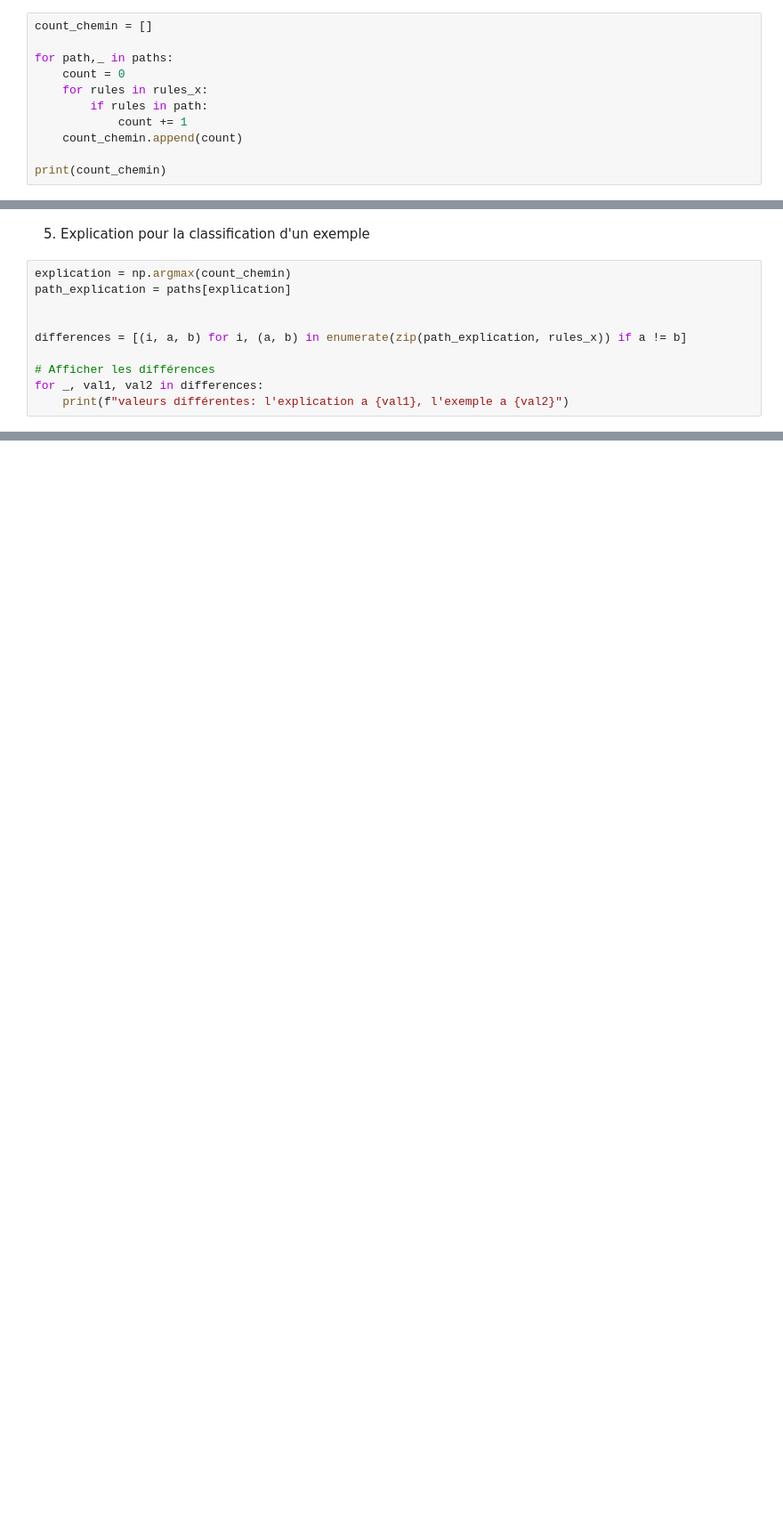
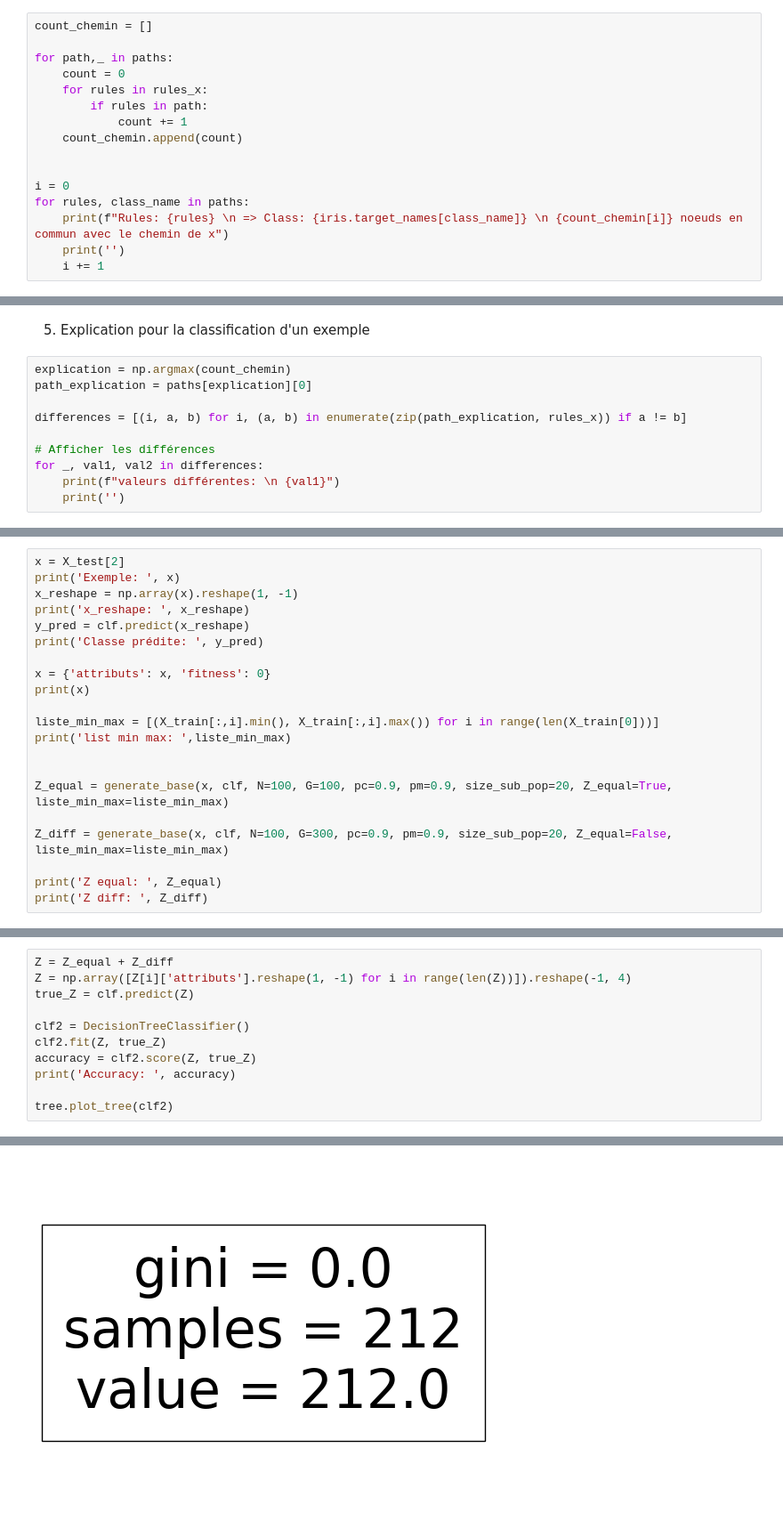
Before and after one commit to pidoux7/XAI, a Jupyter notebook: TME7/TME7.ipynb, the cells around one changed output, grey strips where cells are left out. Shown at 89% size. Cells and saved outputs as stored; diff of their text form; blank space fills up the shorter version.

```diff
--- a/TME7/TME7.ipynb
+++ b/TME7/TME7.ipynb
@@ -186,5 +167,10 @@ for path,_ in paths:
             count += 1
     count_chemin.append(count)
 
-print(count_chemin)
+
+i = 0
+for rules, class_name in paths:
+    print(f"Rules: {rules} \n => Class: {iris.target_names[class_name]} \n {count_chemin[i]} noeuds en commun avec le chemin de x")
+    print('')
+    i += 1
 # %% [output]
@@ -193,12 +193,12 @@ print(count_chemin)
 5. Explication pour la classification d'un exemple
 # %%
 explication = np.argmax(count_chemin)
-path_explication = paths[explication]
-
+path_explication = paths[explication][0]
 
 differences = [(i, a, b) for i, (a, b) in enumerate(zip(path_explication, rules_x)) if a != b]
 
 # Afficher les différences
 for _, val1, val2 in differences:
-    print(f"valeurs différentes: l'explication a {val1}, l'exemple a {val2}")
+    print(f"valeurs différentes: \n {val1}")
+    print('')
 # %% [output]
@@ -208,0 +334,21 @@ valeurs différentes: l'explication a 0, l'exemple a petal width (cm) <= 1.75
+# %%
+x = X_test[2]
+print('Exemple: ', x)
+x_reshape = np.array(x).reshape(1, -1)
+print('x_reshape: ', x_reshape)
+y_pred = clf.predict(x_reshape)
+print('Classe prédite: ', y_pred)
+
+x = {'attributs': x, 'fitness': 0}
+print(x)
+
+liste_min_max = [(X_train[:,i].min(), X_train[:,i].max()) for i in range(len(X_train[0]))]
+print('list min max: ',liste_min_max)
+
+
+Z_equal = generate_base(x, clf, N=100, G=100, pc=0.9, pm=0.9, size_sub_pop=20, Z_equal=True, liste_min_max=liste_min_max)
+
+Z_diff = generate_base(x, clf, N=100, G=300, pc=0.9, pm=0.9, size_sub_pop=20, Z_equal=False, liste_min_max=liste_min_max)
+
+print('Z equal: ', Z_equal)
+print('Z diff: ', Z_diff)
@@ -208,0 +367,12 @@ valeurs différentes: l'explication a 0, l'exemple a petal width (cm) <= 1.75
+# %%
+Z = Z_equal + Z_diff
+Z = np.array([Z[i]['attributs'].reshape(1, -1) for i in range(len(Z))]).reshape(-1, 4)
+true_Z = clf.predict(Z)
+
+clf2 = DecisionTreeClassifier()
+clf2.fit(Z, true_Z)
+accuracy = clf2.score(Z, true_Z)
+print('Accuracy: ', accuracy)
+
+tree.plot_tree(clf2)
+# %% [output]
@@ -208,0 +381 @@ valeurs différentes: l'explication a 0, l'exemple a petal width (cm) <= 1.75
+[figure, added]
```
Also changed, not shown: parts of 30 cells of this notebook, 1 other file.
